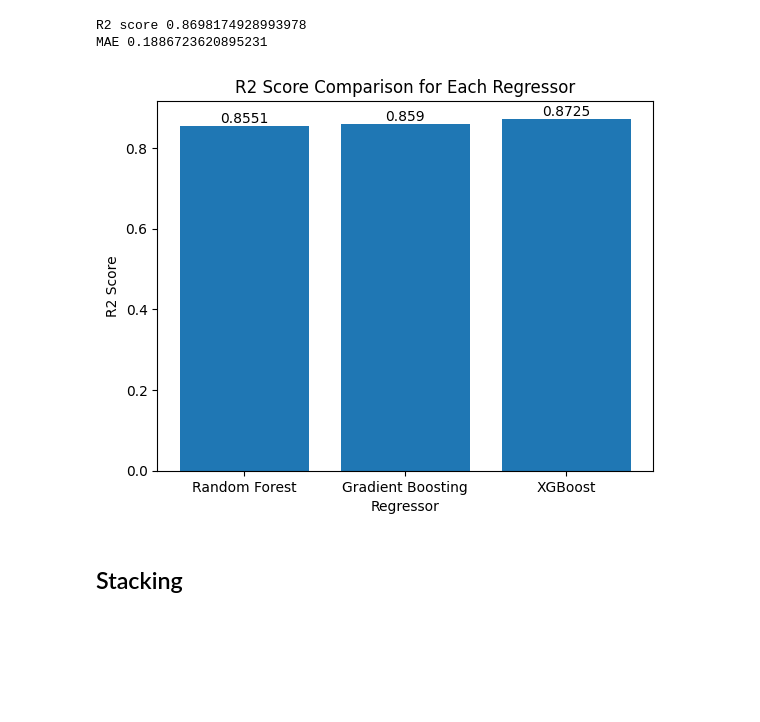
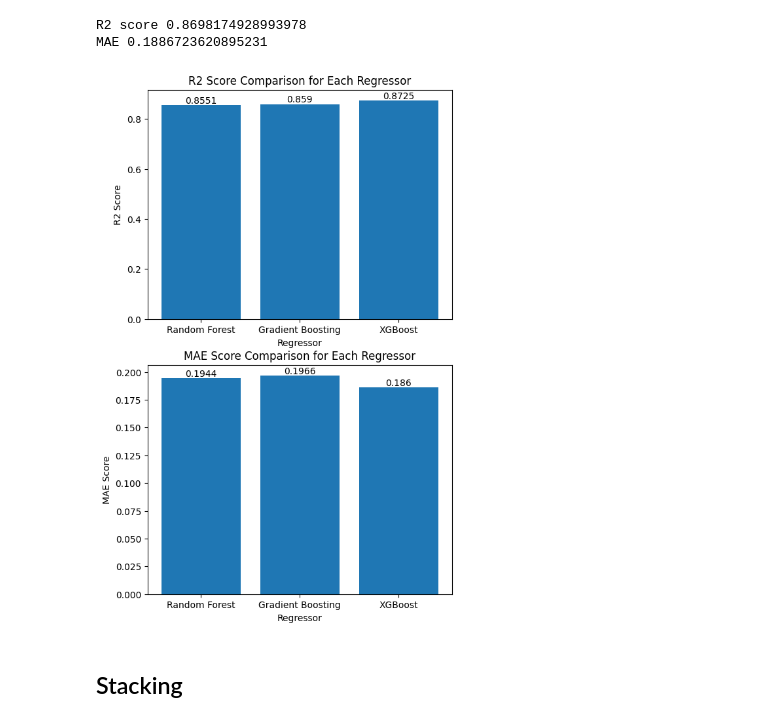
Before and after one commit to Doccocaubai710/LaptopPricePrediction_MachineLearningProject, a Jupyter notebook: laptop-price-predictor.ipynb, the cells around one changed output. Drawn from its saved outputs; the diff is of its cells as text; code cells hidden in the pictures; blank space fills up the shorter version.

```diff
--- a/laptop-price-predictor.ipynb
+++ b/laptop-price-predictor.ipynb
@@ -914,16 +914,14 @@ MAE Score:  0.21907638137432925
 step1 = ColumnTransformer(transformers = [('col_tnf', OneHotEncoder(sparse= False, drop = 'first'),
                                            [0, 1, 7, 12, 13])], remainder = 'passthrough')
 
-step2 = Ridge(alpha = 10)
-
 #Define the alpha value to test
-alpha_values=[0.1,0.5,2,5,10,20,50,100]
+alpha_values=[0.01, 0.05, 0.1, 0.5, 1 ,2 , 5, 10, 50, 100, 500]
 r2_scores=[]
 mae_scores=[]
-pipe=Pipeline([('step1',step1),('step2',step2)])
+
 for alpha in alpha_values:
     step2=Ridge(alpha=alpha)
-
+    pipe=Pipeline([('step1',step1),('step2',step2)])
 
     pipe.fit(X_train, y_train)
     y_pred = pipe.predict(X_test)
@@ -1004,7 +1018,7 @@ import matplotlib.pyplot as plt
 import numpy as np
 
 # Define the range of values for n_neighbors
-n_neighbors_values = [5, 10, 15, 20]
+n_neighbors_values = [1, 2, 5, 10, 15, 20]
 
 # Initialize empty lists to store the evaluation scores
 r2_scores = []
@@ -1320,11 +1351,11 @@ step1 = ColumnTransformer(transformers=[
 
 
 rf = RandomForestRegressor(n_estimators=50, bootstrap=True, random_state=42, max_samples=0.5, max_features=0.75, max_depth=10)
-gbr = GradientBoostingRegressor(n_estimators=100, random_state=42, max_features=0.5)
+gbdt = GradientBoostingRegressor(n_estimators=100, random_state=42, max_features=0.5)
 xgb = XGBRegressor(n_estimators=25, learning_rate=0.3, max_depth=5)
 
 
-step2 = VotingRegressor([('rf', rf), ('gbr', gbr), ('xgb',xgb)],weights=[1,1,1])
+step2 = VotingRegressor([('rf', rf), ('gbdt', gbdt), ('xgb',xgb)],weights=[1,1,1])
 
 pipe = Pipeline([
     ('step1',step1),
@@ -1341,11 +1372,7 @@ print('MAE',mean_absolute_error(y_test,y_pred))
 R2 score 0.8698174928993978
 MAE 0.1886723620895231
 # %%
-import matplotlib.pyplot as plt
-from sklearn.ensemble import VotingRegressor
-from sklearn.ensemble import RandomForestRegressor, GradientBoostingRegressor
-from xgboost import XGBRegressor
-from sklearn.metrics import r2_score
+
 
 # Define the individual regressor models
 rf = RandomForestRegressor(n_estimators=50, bootstrap=True, random_state=42, max_samples=0.5, max_features=0.75, max_depth=10)
@@ -1355,41 +1382,60 @@ xgb = XGBRegressor(n_estimators=25, learning_rate=0.3, max_depth=5)
 rfpipe=Pipeline([('step1',step1),('step2',rf)])
 gbrpipe=Pipeline([('step1',step1),('step2',gbr)])
 xgbpipe=Pipeline([('step1',step1),('step2',xgb)])
 # Create the VotingRegressor ensemble
 step2 = VotingRegressor([('rf', rf), ('gbr', gbr), ('xgb', xgb)])
 pipe=Pipeline([('step1',step1),('step2',step2)])
 # Fit the ensemble model
 pipe.fit(X_train, y_train)
 rfpipe.fit(X_train,y_train)
 gbrpipe.fit(X_train,y_train)
 xgbpipe.fit(X_train,y_train)
 
 # Make predictions on the test data
 y_pred_rf = rfpipe.predict(X_test)
 y_pred_gbr = gbrpipe.predict(X_test)
 y_pred_xgb = xgbpipe.predict(X_test)
 
 # Calculate the R2 score for each regressor
 r2score_rf = r2_score(y_test, y_pred_rf)
 r2score_gbr = r2_score(y_test, y_pred_gbr)
 r2score_xgb = r2_score(y_test, y_pred_xgb)
 
+fig, (ax1, ax2) = plt.subplots(2, 1, figsize=(6, 10))
+
 # Create a bar plot of R2 scores for each regressor
-regressors = ['Random Forest', 'Gradient Boosting', 'XGBoost']
+regressors_r2 = ['Random Forest', 'Gradient Boosting', 'XGBoost']
 r2_scores = [r2score_rf, r2score_gbr, r2score_xgb]
 
-plt.bar(regressors, r2_scores)
-plt.xlabel('Regressor')
-plt.ylabel('R2 Score')
-plt.title('R2 Score Comparison for Each Regressor')
+ax1.bar(regressors_r2, r2_scores)
+ax1.set_xlabel('Regressor')
+ax1.set_ylabel('R2 Score')
+ax1.set_title('R2 Score Comparison for Each Regressor')
 
 # Display the detailed R2 scores as text on the plot
 for i, v in enumerate(r2_scores):
-    plt.text(i, v, str(round(v, 4)), ha='center', va='bottom')
+    ax1.text(i, v, str(round(v, 4)), ha='center', va='bottom')
 
-plt.show()
+
+mae_rf = mean_absolute_error(y_test, y_pred_rf)
+mae_gbr = mean_absolute_error(y_test, y_pred_gbr)
+mae_xgb = mean_absolute_error(y_test, y_pred_xgb)
+
+
+# Create a bar plot of R2 scores for each regressor
+regressors_mae = ['Random Forest', 'Gradient Boosting', 'XGBoost']
+mae_scores = [mae_rf, mae_gbr, mae_xgb]
+
+ax2.bar(regressors_mae, mae_scores)
+ax2.set_xlabel('Regressor')
+ax2.set_ylabel('MAE Score')
+ax2.set_title('MAE Score Comparison for Each Regressor')
+for i, v in enumerate(mae_scores):
+    ax2.text(i, v, str(round(v, 4)), ha='center', va='bottom')
+
+fig.show()
 # %% [output]
-[figure, old version]
+[figure, new version]
 # %% [markdown]
 ## Stacking
 # %%
```
Also changed, not shown: parts of 20 cells of this notebook, 1 other file.
